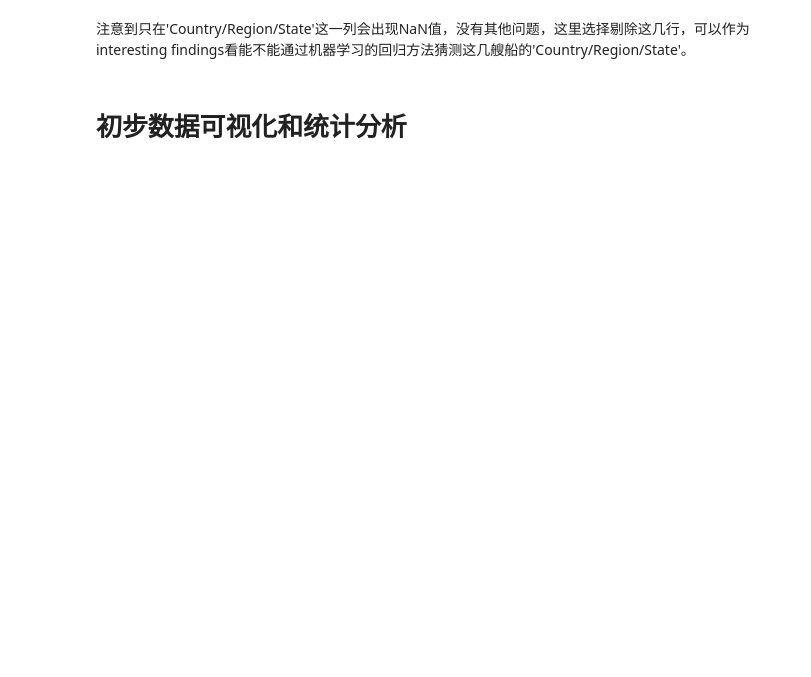
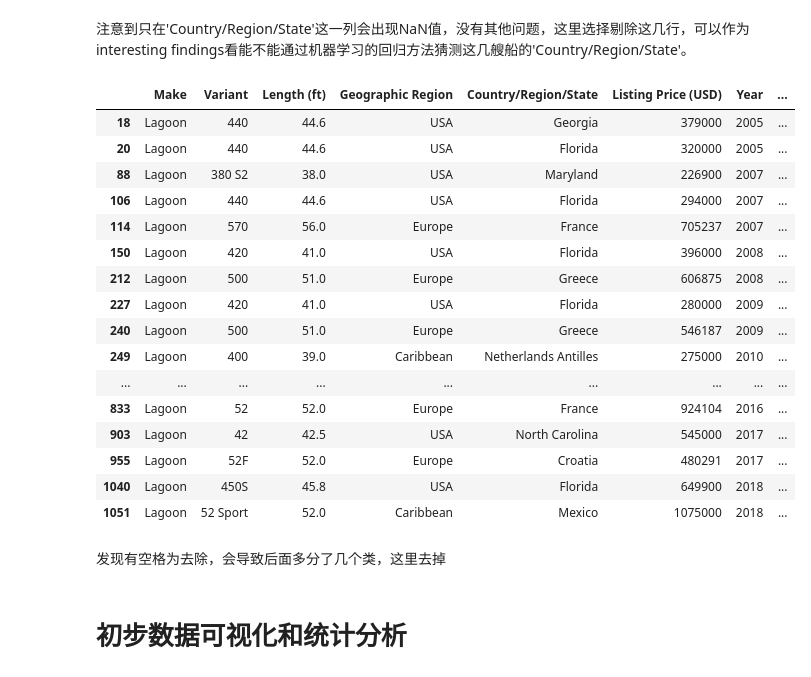
Before and after one commit to Mathematical-Jedi/2023-International-Mathematical-Model, a Jupyter notebook: zhangtongkai/data_preprocessing.ipynb, the cells around one changed output. Drawn from its saved outputs; the diff is of its cells as text; code cells hidden in the pictures; blank space fills up the shorter version.

```diff
--- a/zhangtongkai/data_preprocessing.ipynb
+++ b/zhangtongkai/data_preprocessing.ipynb
@@ -56,0 +57,22 @@ df_invalid_row
+# %%
+df[df['Make'] == 'Lagoon ']
+# %% [output]
+|  | Make | Variant | Length (ft) | Geographic Region | Country/Region/State | Listing Price (USD) | Year | ... |
+| 18 | Lagoon | 440 | 44.6 | USA | Georgia | 379000 | 2005 | ... |
+| 20 | Lagoon | 440 | 44.6 | USA | Florida | 320000 | 2005 | ... |
+| 88 | Lagoon | 380 S2 | 38.0 | USA | Maryland | 226900 | 2007 | ... |
+| 106 | Lagoon | 440 | 44.6 | USA | Florida | 294000 | 2007 | ... |
+| 114 | Lagoon | 570 | 56.0 | Europe | France | 705237 | 2007 | ... |
+| 150 | Lagoon | 420 | 41.0 | USA | Florida | 396000 | 2008 | ... |
+| 212 | Lagoon | 500 | 51.0 | Europe | Greece | 606875 | 2008 | ... |
+| 227 | Lagoon | 420 | 41.0 | USA | Florida | 280000 | 2009 | ... |
+| 240 | Lagoon | 500 | 51.0 | Europe | Greece | 546187 | 2009 | ... |
+| 249 | Lagoon | 400 | 39.0 | Caribbean | Netherlands Antilles | 275000 | 2010 | ... |
+| ... | ... | ... | ... | ... | ... | ... | ... | ... |
+| 833 | Lagoon | 52 | 52.0 | Europe | France | 924104 | 2016 | ... |
+| 903 | Lagoon | 42 | 42.5 | USA | North Carolina | 545000 | 2017 | ... |
+| 955 | Lagoon | 52F | 52.0 | Europe | Croatia | 480291 | 2017 | ... |
+| 1040 | Lagoon | 450S | 45.8 | USA | Florida | 649900 | 2018 | ... |
+| 1051 | Lagoon | 52 Sport | 52.0 | Caribbean | Mexico | 1075000 | 2018 | ... |
+# %% [markdown]
+发现有空格为去除，会导致后面多分了几个类，这里去掉
```
Also changed, not shown: parts of 21 cells of this notebook, 1 other file.
